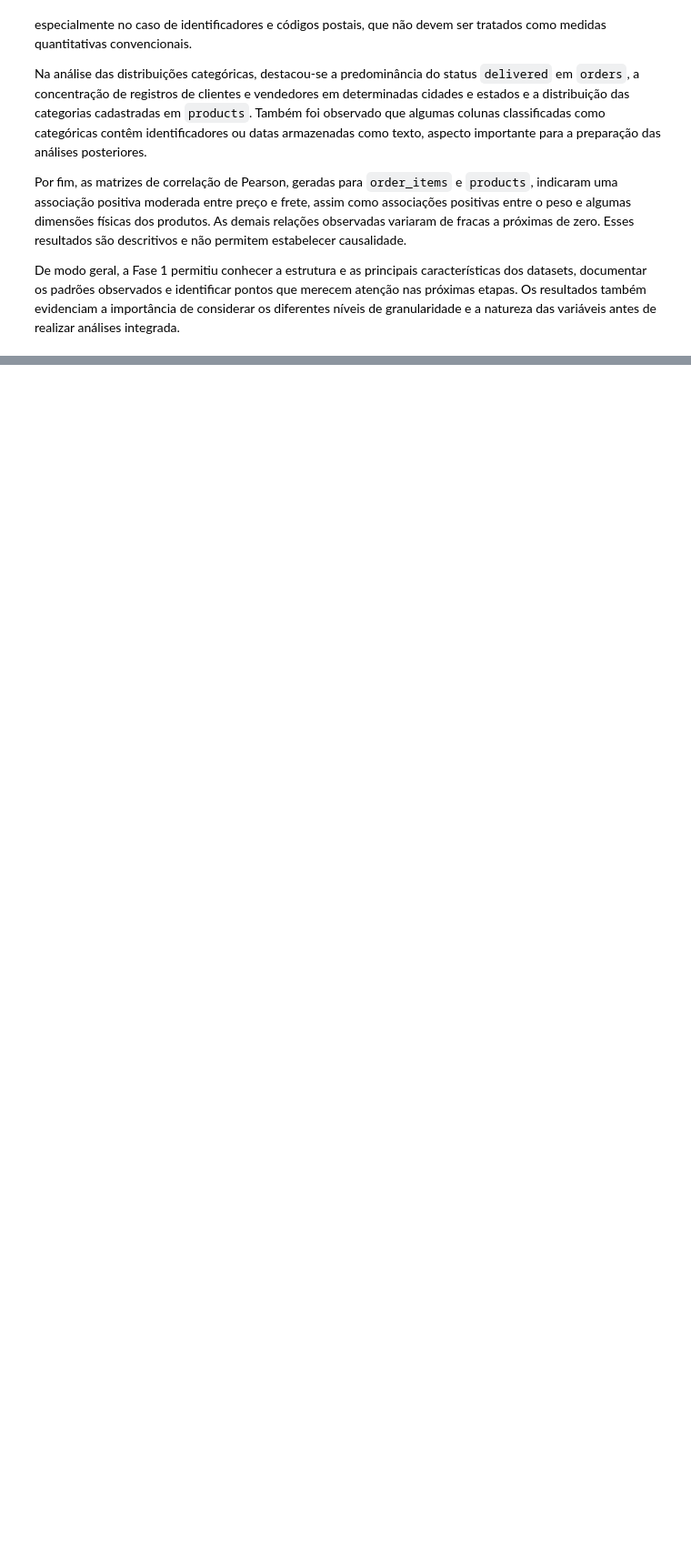
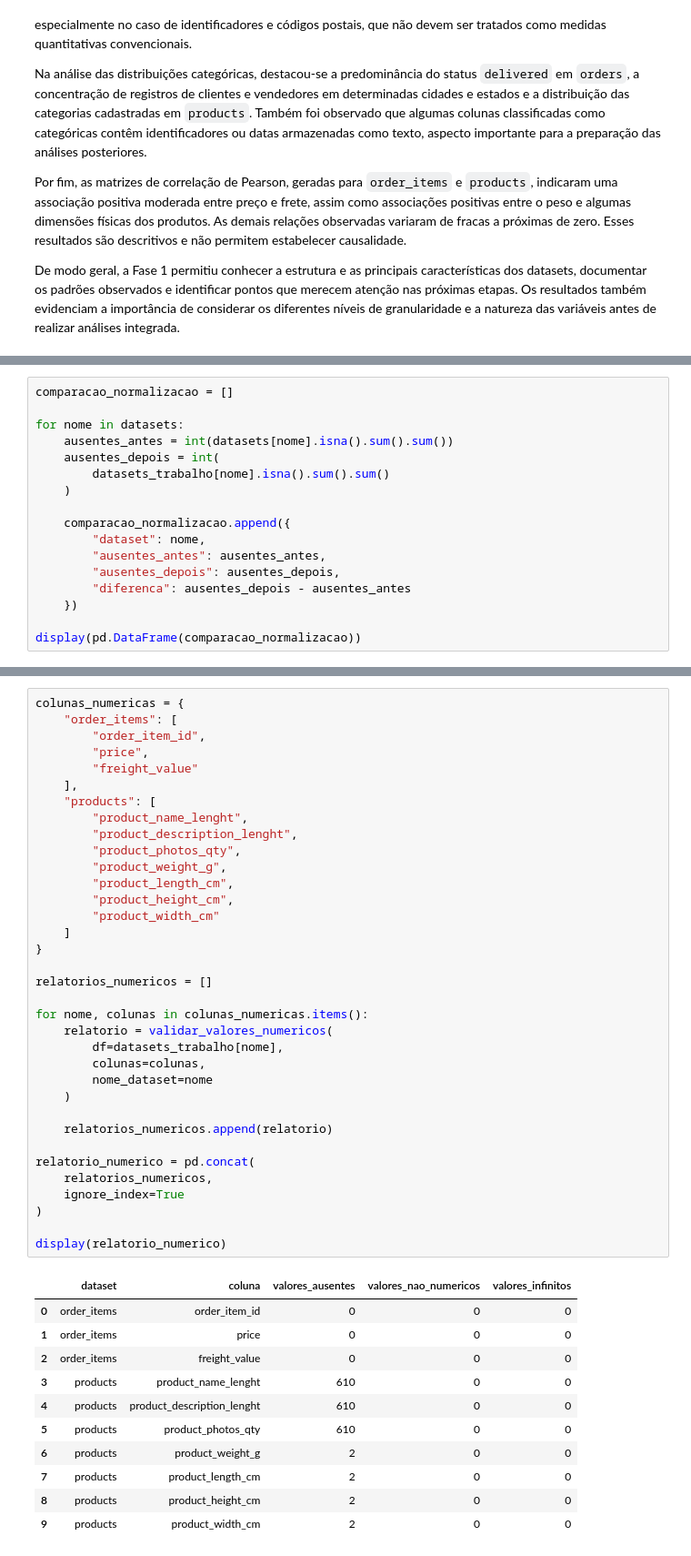
Before and after one commit to Franciane-sl/DeliveryRisk_AI, a Jupyter notebook: pipeline/notebooks/delivery_risk_analysis.ipynb, the cells around one changed output, grey strips where cells are left out. Shown at 91% size. Cells and saved outputs as stored; diff of their text form; blank space fills up the shorter version.

```diff
--- a/pipeline/notebooks/delivery_risk_analysis.ipynb
+++ b/pipeline/notebooks/delivery_risk_analysis.ipynb
@@ -813,0 +1064,17 @@ De modo geral, a Fase 1 permitiu conhecer a estrutura e as principais caracterí
+# %%
+comparacao_normalizacao = []
+
+for nome in datasets:
+    ausentes_antes = int(datasets[nome].isna().sum().sum())
+    ausentes_depois = int(
+        datasets_trabalho[nome].isna().sum().sum()
+    )
+
+    comparacao_normalizacao.append({
+        "dataset": nome,
+        "ausentes_antes": ausentes_antes,
+        "ausentes_depois": ausentes_depois,
+        "diferenca": ausentes_depois - ausentes_antes
+    })
+
+display(pd.DataFrame(comparacao_normalizacao))
@@ -813,0 +1117,47 @@ De modo geral, a Fase 1 permitiu conhecer a estrutura e as principais caracterí
+# %%
+colunas_numericas = {
+    "order_items": [
+        "order_item_id",
+        "price",
+        "freight_value"
+    ],
+    "products": [
+        "product_name_lenght",
+        "product_description_lenght",
+        "product_photos_qty",
+        "product_weight_g",
+        "product_length_cm",
+        "product_height_cm",
+        "product_width_cm"
+    ]
+}
+
+relatorios_numericos = []
+
+for nome, colunas in colunas_numericas.items():
+    relatorio = validar_valores_numericos(
+        df=datasets_trabalho[nome],
+        colunas=colunas,
+        nome_dataset=nome
+    )
+
+    relatorios_numericos.append(relatorio)
+
+relatorio_numerico = pd.concat(
+    relatorios_numericos,
+    ignore_index=True
+)
+
+display(relatorio_numerico)
+# %% [output]
+|  | dataset | coluna | valores_ausentes | valores_nao_numericos | valores_infinitos |
+| 0 | order_items | order_item_id | 0 | 0 | 0 |
+| 1 | order_items | price | 0 | 0 | 0 |
+| 2 | order_items | freight_value | 0 | 0 | 0 |
+| 3 | products | product_name_lenght | 610 | 0 | 0 |
+| 4 | products | product_description_lenght | 610 | 0 | 0 |
+| 5 | products | product_photos_qty | 610 | 0 | 0 |
+| 6 | products | product_weight_g | 2 | 0 | 0 |
+| 7 | products | product_length_cm | 2 | 0 | 0 |
+| 8 | products | product_height_cm | 2 | 0 | 0 |
+| 9 | products | product_width_cm | 2 | 0 | 0 |
```
Also changed, not shown: parts of 21 cells of this notebook.
